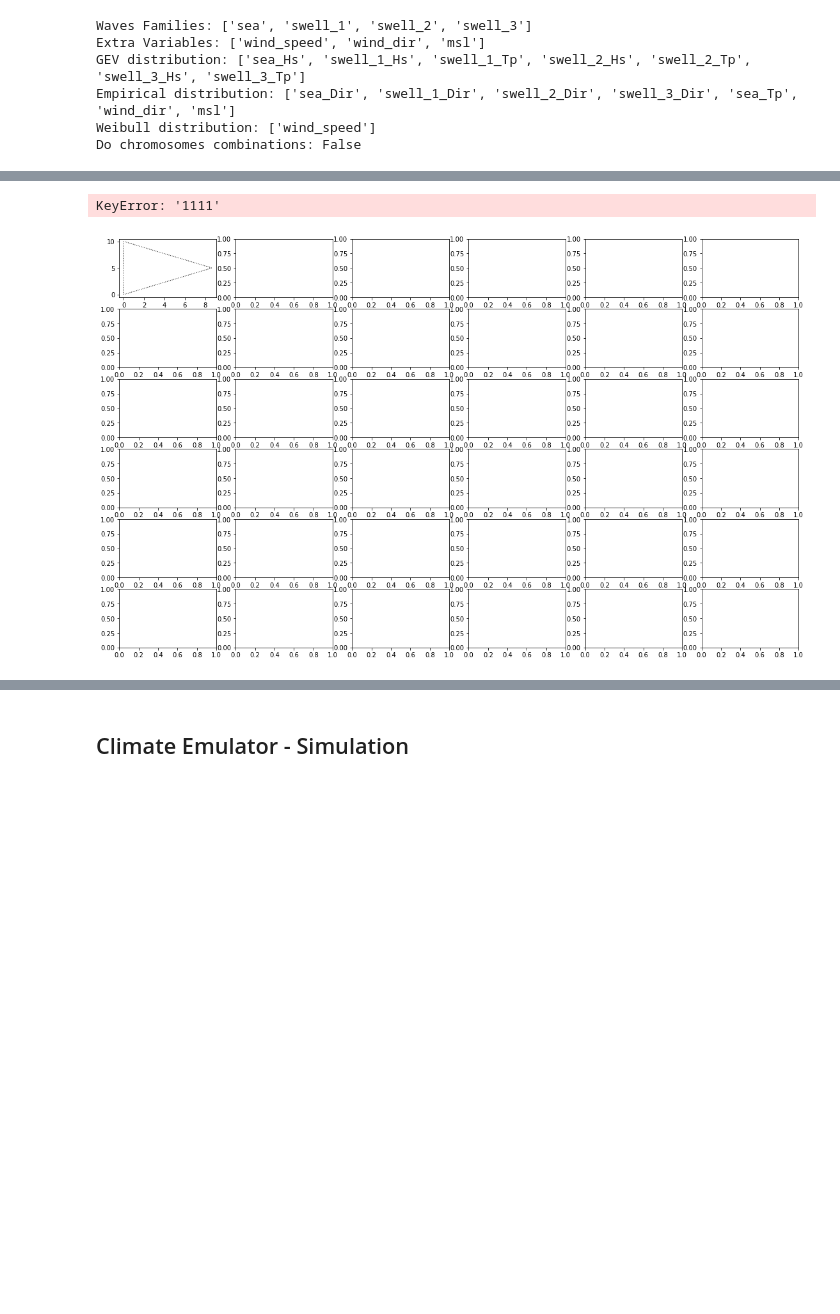
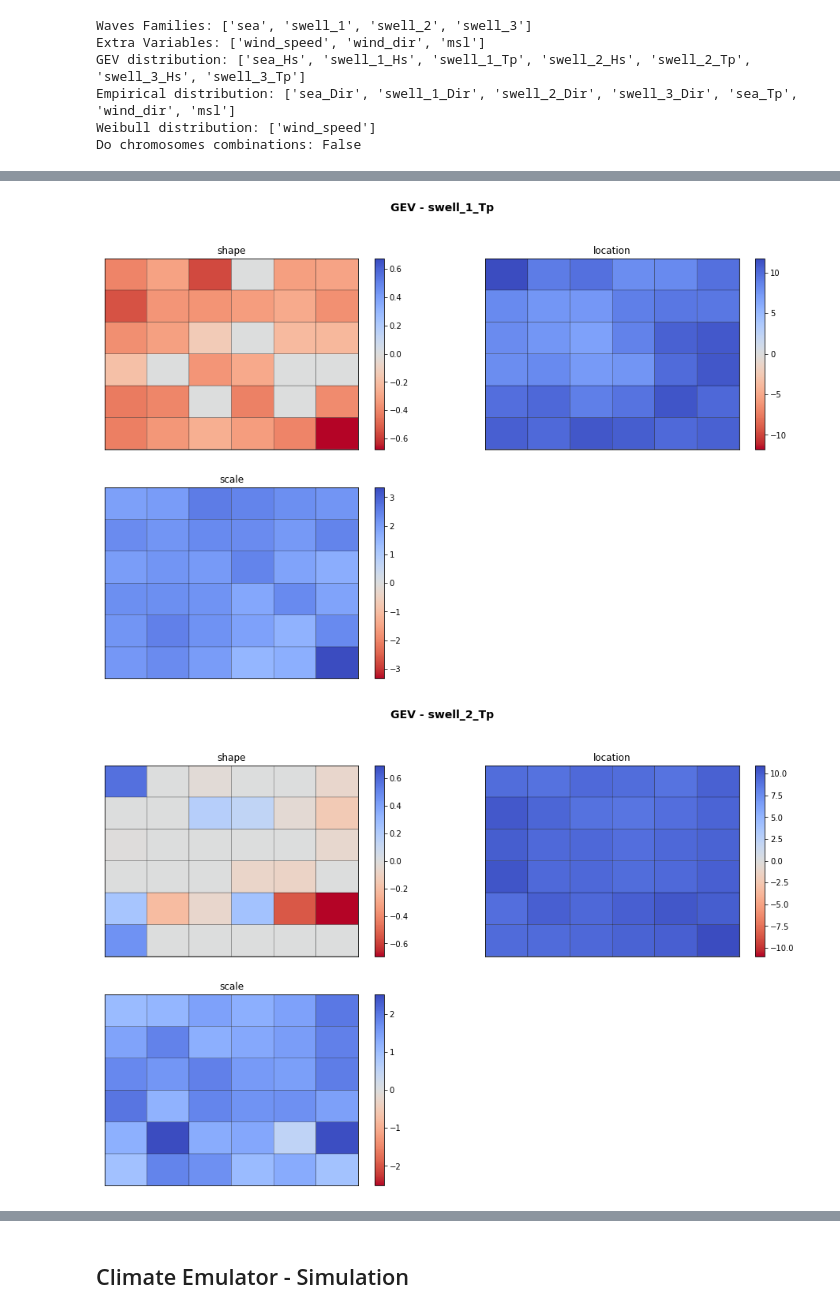
Before and after one commit to ripolln/teslakit, a Jupyter notebook: notebooks/MAJURO/01_Offshore/12_Climate_Emulator.ipynb, the cells around one changed output, grey strips where cells are left out. Saved outputs shown, nothing was run; the diff lists cells and outputs as text; code cells hidden in the pictures; blank space fills up the shorter version.

```diff
--- a/notebooks/MAJURO/01_Offshore/12_Climate_Emulator.ipynb
+++ b/notebooks/MAJURO/01_Offshore/12_Climate_Emulator.ipynb
@@ -190,5 +210,5 @@ Do chromosomes combinations: False
 # %%
 # Fit report figures
 
-CE.Report_Fit();
+CE.Report_Fit(vns_GEV=['Hs', 'Tp'], plot_chrom=False, plot_sigma=False);
 # %% [output]
@@ -199,2 +219,2 @@ CE.Report_Fit();
-KeyError: '1111'
-[figure, old version]
+[figure, new version]
+[figure, added]
```
Also changed, not shown: parts of 9 cells of this notebook, 2 other files.
